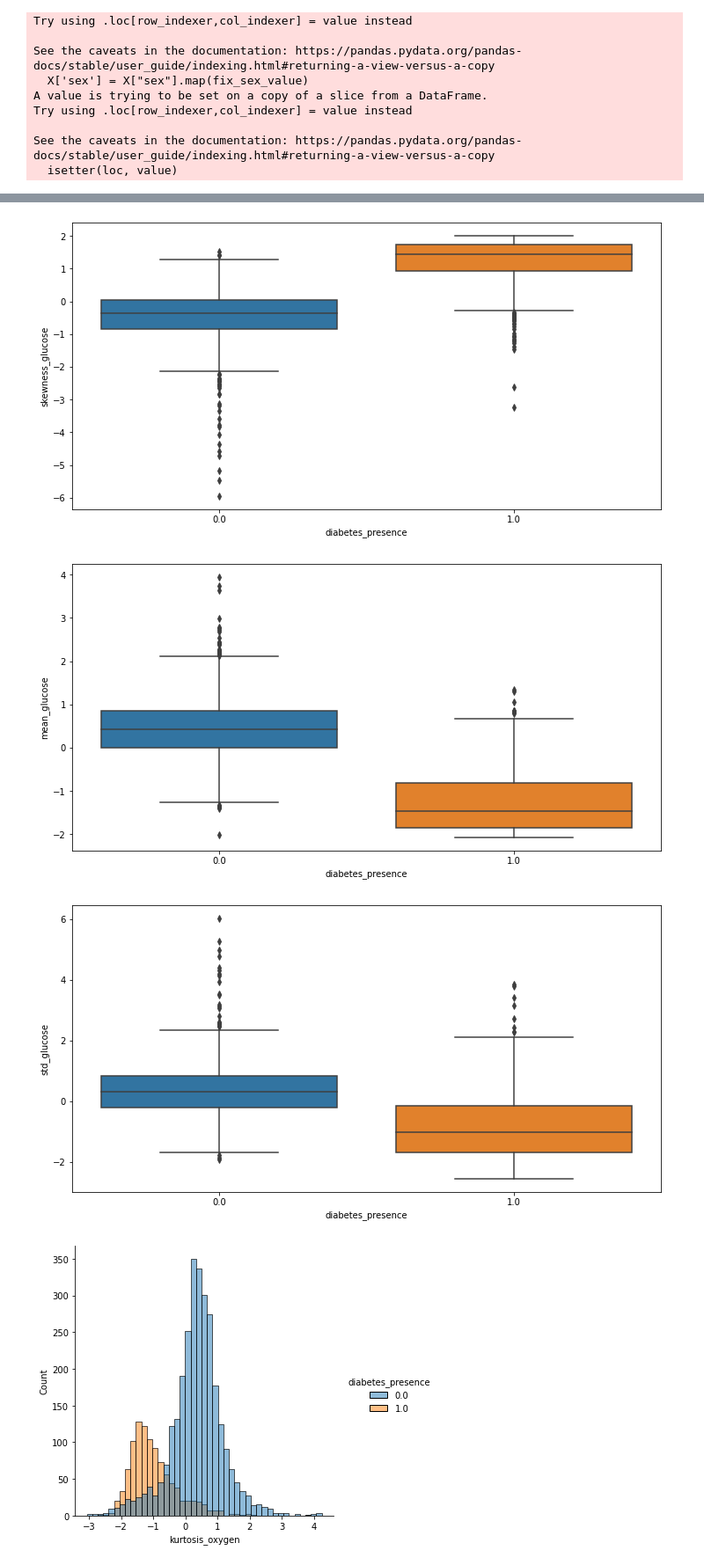
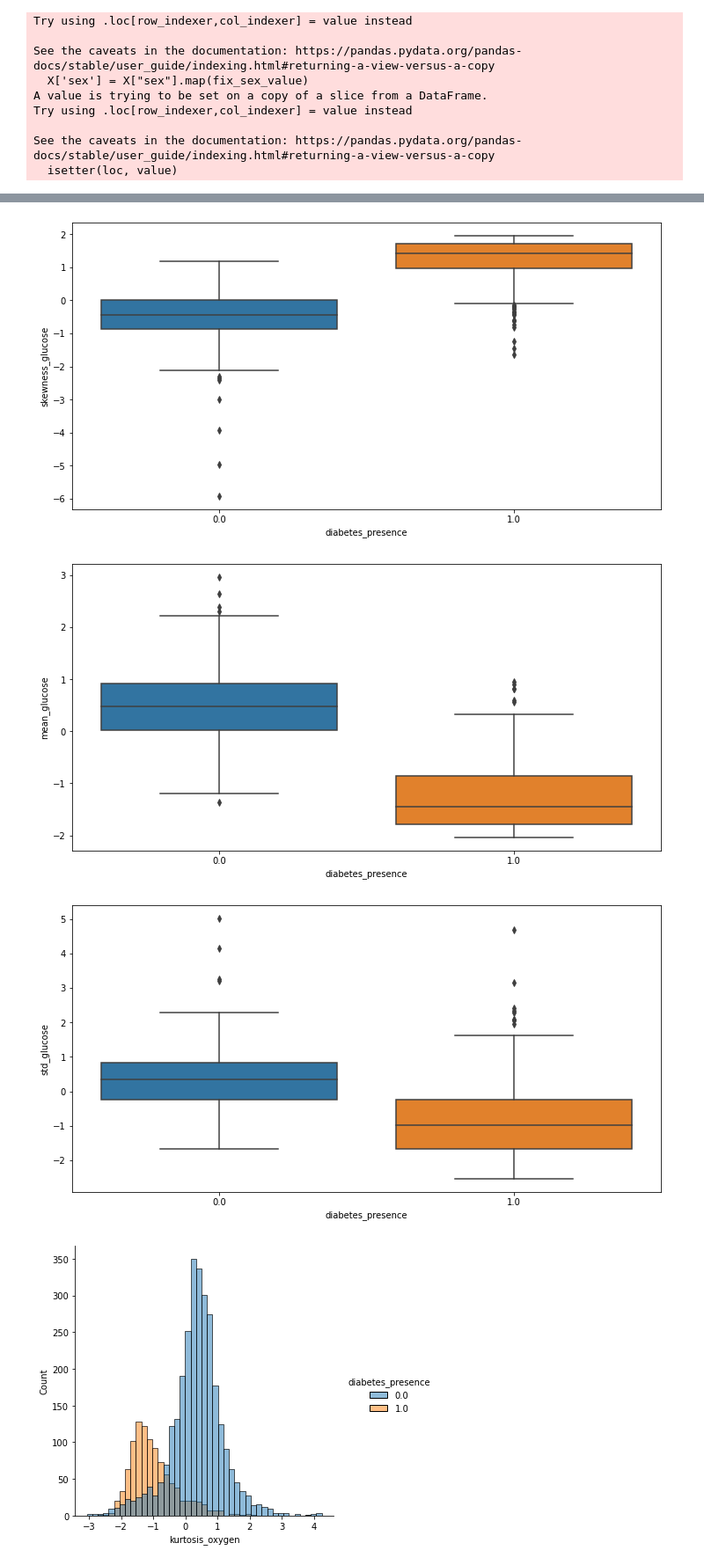
Before and after one commit to xsipka/FIIT_IAU_Projekt, a Jupyter notebook: phase_3.ipynb, the cells around one changed output, grey strips where cells are left out. Shown: that part at 88% size. Cells and saved outputs as stored; diff of their text form; code cells hidden in the pictures.

```diff
--- a/phase_3.ipynb
+++ b/phase_3.ipynb
@@ -117,5 +137,5 @@ columns = ["kurtosis_oxygen", "skewness_oxygen", "mean_oxygen", "std_oxygen",
 
 for col in columns:
     fig_01 = plt.subplots(figsize = (12, 6))
-    sns.boxplot(y = col, x = "diabetes_presence", data = train_data)
+    sns.boxplot(y = col, x = "diabetes_presence", data = valid_data)
 # %% [output]
@@ -127,6 +147,6 @@ for col in columns:
-[figure, old version]
+[figure, new version]
-[figure, old version]
+[figure, new version]
-[figure, old version]
+[figure, new version]
 # %%
 for col in columns:
     sns.displot(x = col, hue = "diabetes_presence", data = train_data)
```
Also changed, not shown: parts of 13 cells of this notebook, 1 other file.
